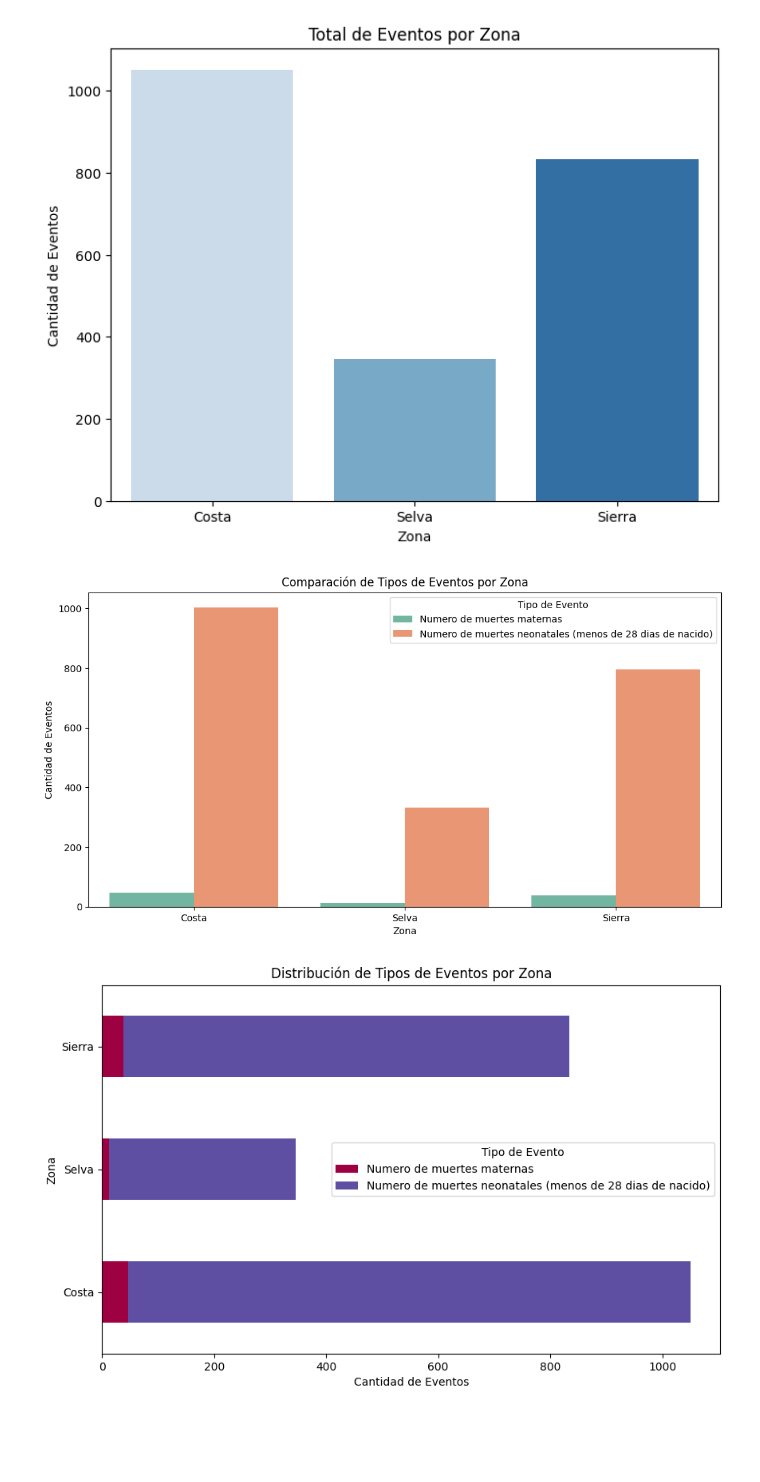
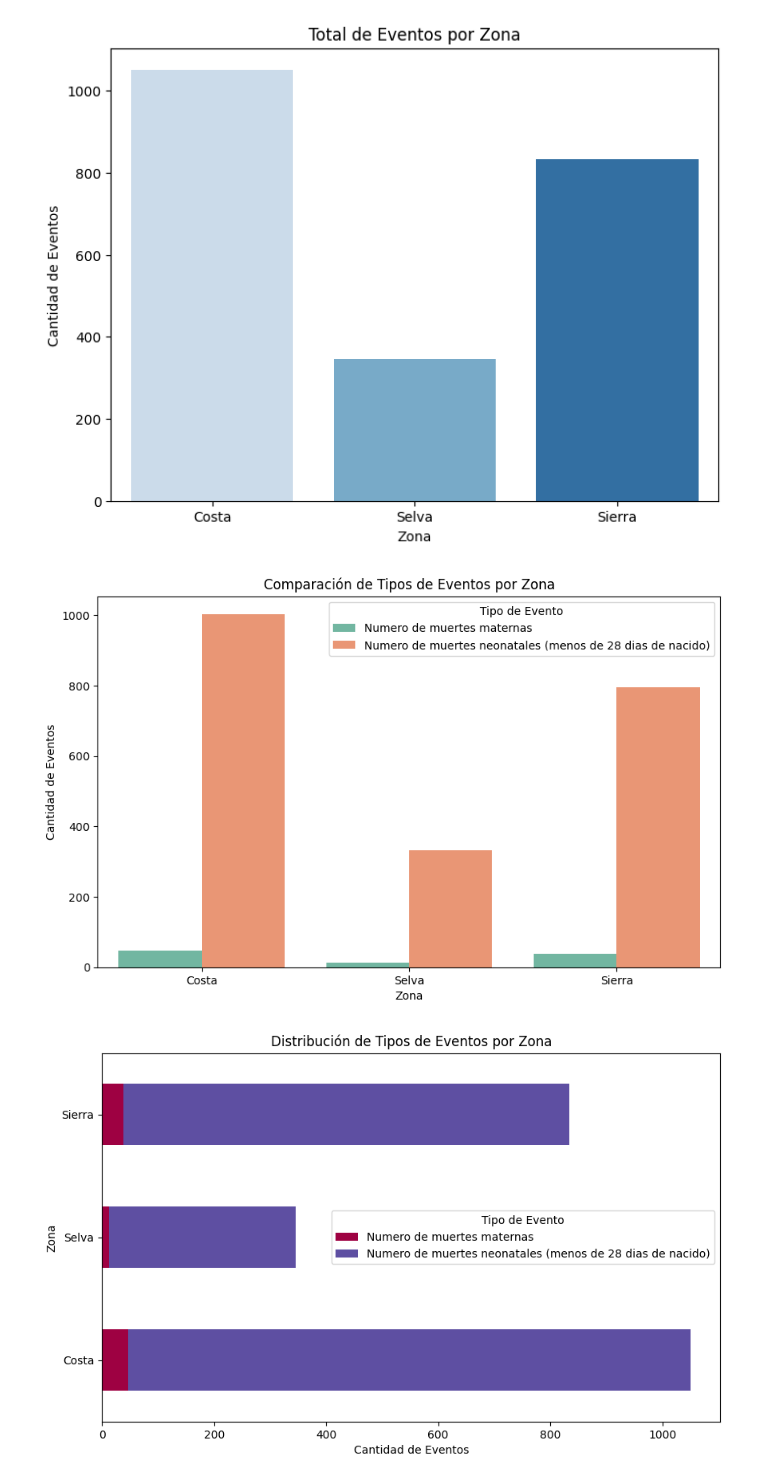
Before and after one commit to camiloalegre/EVENT_SALUD, a Jupyter notebook: Analisis_eventos_salud.ipynb, the cells around one changed output. Saved outputs shown, nothing was run; the diff lists cells and outputs as text; code cells hidden in the pictures; blank space fills up the shorter version.

```diff
--- a/Analisis_eventos_salud.ipynb
+++ b/Analisis_eventos_salud.ipynb
@@ -383,17 +383,17 @@ Passing `palette` without assigning `hue` is deprecated and will be removed in v
 # %%
 # Comparación por Zona y tipo de evento
 comparacion_zona = muertes_data.groupby(["Zona", "EVENTOS"])["CANT_EVENTOS"].sum().reset_index()
 
 # Gráfico de barras apiladas
-plt.figure(figsize=(12, 6))
+plt.figure(figsize=(10, 6))
 sns.barplot(data=comparacion_zona, x="Zona", y="CANT_EVENTOS", hue="EVENTOS", palette="Set2")
 plt.title("Comparación de Tipos de Eventos por Zona")
 plt.xlabel("Zona")
 plt.ylabel("Cantidad de Eventos")
 plt.legend(title="Tipo de Evento")
 plt.show()
 # %% [output]
-[figure, old version]
+[figure, new version]
 # %%
 # Comparación por Zona y Evento
 relacion_zona_eventos = muertes_data.groupby(["Zona", "EVENTOS"])["CANT_EVENTOS"].sum().unstack().fillna(0)
```
Also changed, not shown: parts of 5 cells of this notebook.
